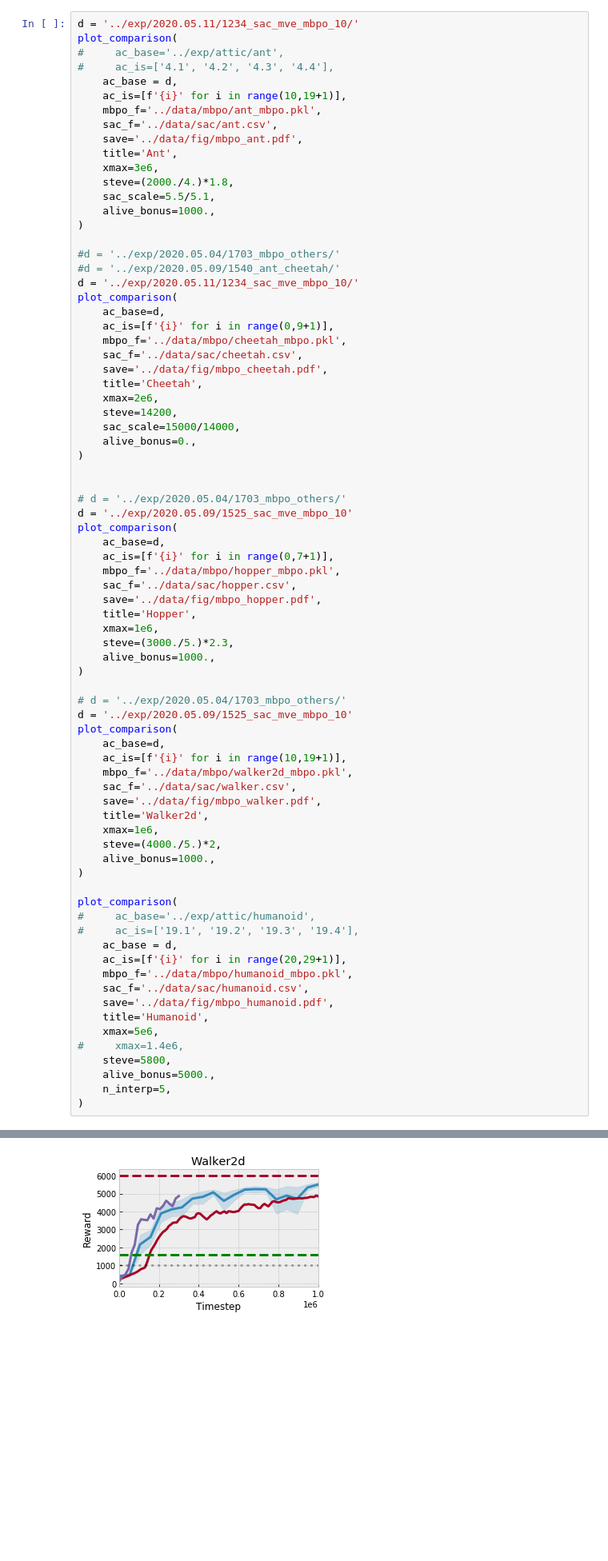
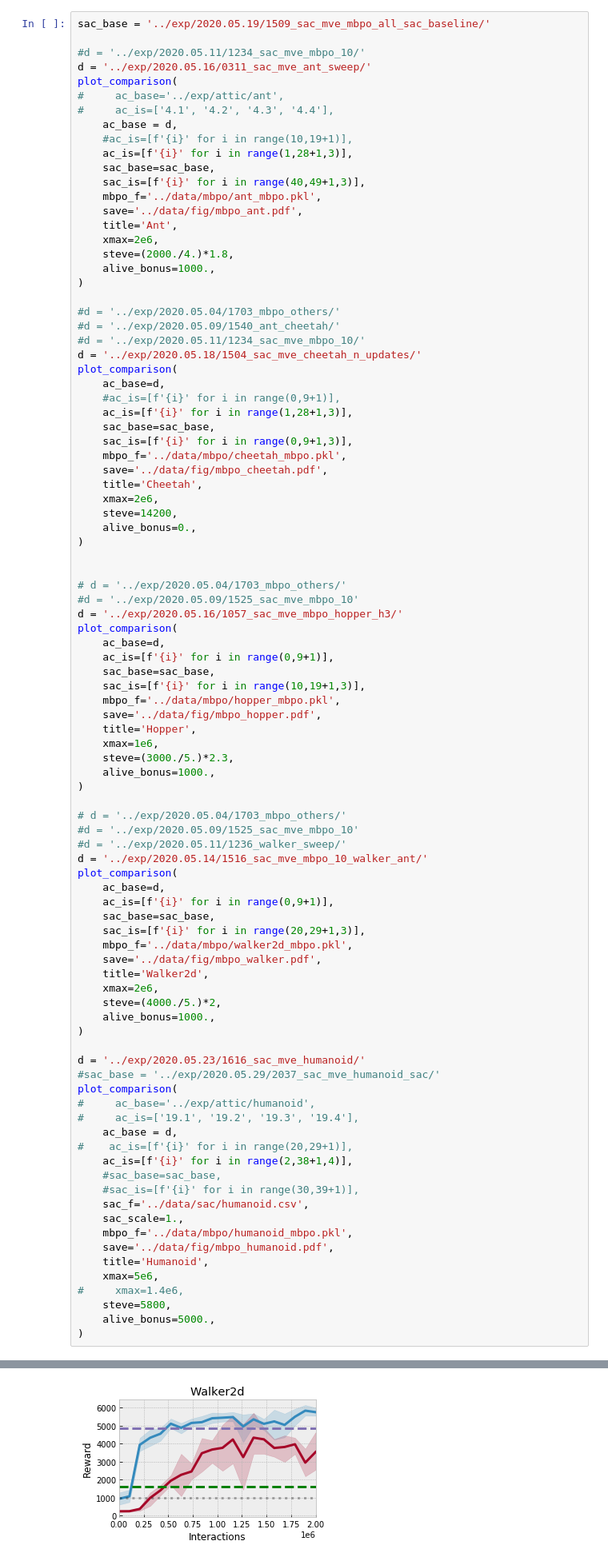
Before and after one commit to facebookresearch/svg, a Jupyter notebook: nbs/mbpo.ipynb, the cells around one changed output, grey strips where cells are left out. Shown: that part at 80% size. Cells and saved outputs as stored; diff of their text form; blank space fills up the shorter version.

```diff
--- a/nbs/mbpo.ipynb
+++ b/nbs/mbpo.ipynb
@@ -49,46 +50,54 @@ from IPython.display import display
 The autoreload extension is already loaded. To reload it, use:
   %reload_ext autoreload
 # %%
-d = '../exp/2020.05.11/1234_sac_mve_mbpo_10/'
+sac_base = '../exp/2020.05.19/1509_sac_mve_mbpo_all_sac_baseline/'
+
+#d = '../exp/2020.05.11/1234_sac_mve_mbpo_10/'
+d = '../exp/2020.05.16/0311_sac_mve_ant_sweep/'
 plot_comparison(
 #     ac_base='../exp/attic/ant',
 #     ac_is=['4.1', '4.2', '4.3', '4.4'],
     ac_base = d,
-    ac_is=[f'{i}' for i in range(10,19+1)],
+    #ac_is=[f'{i}' for i in range(10,19+1)],
+    ac_is=[f'{i}' for i in range(1,28+1,3)],
+    sac_base=sac_base,
+    sac_is=[f'{i}' for i in range(40,49+1,3)],
     mbpo_f='../data/mbpo/ant_mbpo.pkl',
-    sac_f='../data/sac/ant.csv',
     save='../data/fig/mbpo_ant.pdf',
     title='Ant',
-    xmax=3e6,
+    xmax=2e6,
     steve=(2000./4.)*1.8,
-    sac_scale=5.5/5.1,
     alive_bonus=1000.,
 )
 
 #d = '../exp/2020.05.04/1703_mbpo_others/'
 #d = '../exp/2020.05.09/1540_ant_cheetah/'
-d = '../exp/2020.05.11/1234_sac_mve_mbpo_10/'
+#d = '../exp/2020.05.11/1234_sac_mve_mbpo_10/'
+d = '../exp/2020.05.18/1504_sac_mve_cheetah_n_updates/'
 plot_comparison(
     ac_base=d,
-    ac_is=[f'{i}' for i in range(0,9+1)],
+    #ac_is=[f'{i}' for i in range(0,9+1)],
+    ac_is=[f'{i}' for i in range(1,28+1,3)],
+    sac_base=sac_base,
+    sac_is=[f'{i}' for i in range(0,9+1,3)],
     mbpo_f='../data/mbpo/cheetah_mbpo.pkl',
-    sac_f='../data/sac/cheetah.csv',
     save='../data/fig/mbpo_cheetah.pdf',
     title='Cheetah',
     xmax=2e6,
     steve=14200,
-    sac_scale=15000/14000,
     alive_bonus=0.,
 )
 
 
 # d = '../exp/2020.05.04/1703_mbpo_others/'
-d = '../exp/2020.05.09/1525_sac_mve_mbpo_10'
+#d = '../exp/2020.05.09/1525_sac_mve_mbpo_10'
+d = '../exp/2020.05.16/1057_sac_mve_mbpo_hopper_h3/'
 plot_comparison(
     ac_base=d,
-    ac_is=[f'{i}' for i in range(0,7+1)],
+    ac_is=[f'{i}' for i in range(0,9+1)],
+    sac_base=sac_base,
+    sac_is=[f'{i}' for i in range(10,19+1,3)],
     mbpo_f='../data/mbpo/hopper_mbpo.pkl',
-    sac_f='../data/sac/hopper.csv',
     save='../data/fig/mbpo_hopper.pdf',
     title='Hopper',
     xmax=1e6,
@@ -97,32 +106,40 @@ plot_comparison(
 )
 
 # d = '../exp/2020.05.04/1703_mbpo_others/'
-d = '../exp/2020.05.09/1525_sac_mve_mbpo_10'
+#d = '../exp/2020.05.09/1525_sac_mve_mbpo_10'
+#d = '../exp/2020.05.11/1236_walker_sweep/'
+d = '../exp/2020.05.14/1516_sac_mve_mbpo_10_walker_ant/'
 plot_comparison(
     ac_base=d,
-    ac_is=[f'{i}' for i in range(10,19+1)],
+    ac_is=[f'{i}' for i in range(0,9+1)],
+    sac_base=sac_base,
+    sac_is=[f'{i}' for i in range(20,29+1,3)],
     mbpo_f='../data/mbpo/walker2d_mbpo.pkl',
-    sac_f='../data/sac/walker.csv',
     save='../data/fig/mbpo_walker.pdf',
     title='Walker2d',
-    xmax=1e6,
+    xmax=2e6,
     steve=(4000./5.)*2,
     alive_bonus=1000.,
 )
 
+d = '../exp/2020.05.23/1616_sac_mve_humanoid/'
+#sac_base = '../exp/2020.05.29/2037_sac_mve_humanoid_sac/'
 plot_comparison(
 #     ac_base='../exp/attic/humanoid',
 #     ac_is=['19.1', '19.2', '19.3', '19.4'],
     ac_base = d,
-    ac_is=[f'{i}' for i in range(20,29+1)],
+#    ac_is=[f'{i}' for i in range(20,29+1)],
+    ac_is=[f'{i}' for i in range(2,38+1,4)],
+    #sac_base=sac_base,
+    #sac_is=[f'{i}' for i in range(30,39+1)],
+    sac_f='../data/sac/humanoid.csv',
+    sac_scale=1.,
     mbpo_f='../data/mbpo/humanoid_mbpo.pkl',
-    sac_f='../data/sac/humanoid.csv',
     save='../data/fig/mbpo_humanoid.pdf',
     title='Humanoid',
     xmax=5e6,
 #     xmax=1.4e6,
     steve=5800,
     alive_bonus=5000.,
-    n_interp=5,
 )
 # %% [output]
@@ -132 +149 @@ plot_comparison(
-[figure, old version]
+[figure, new version]
```
Also changed, not shown: parts of 4 cells of this notebook, 10 other files.
